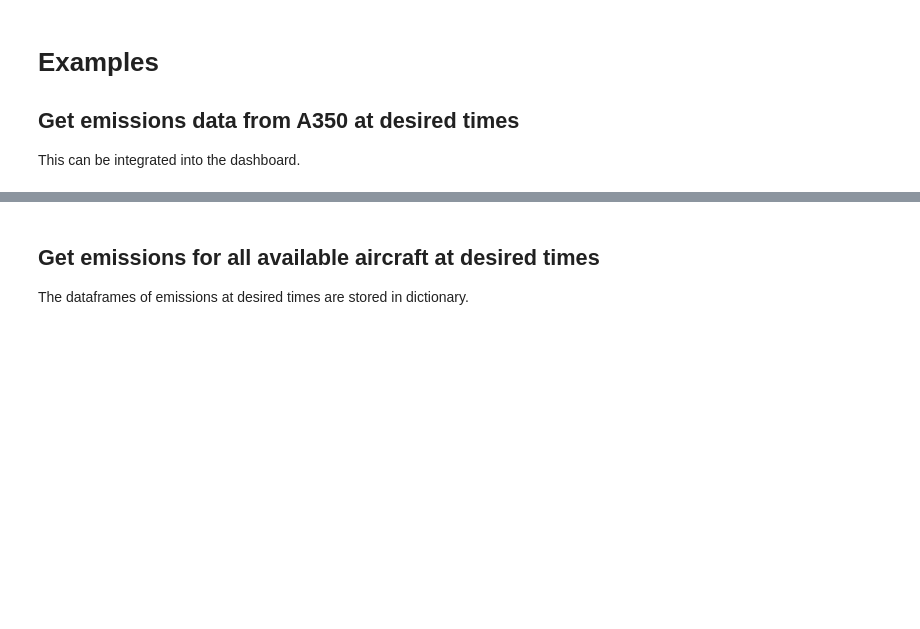
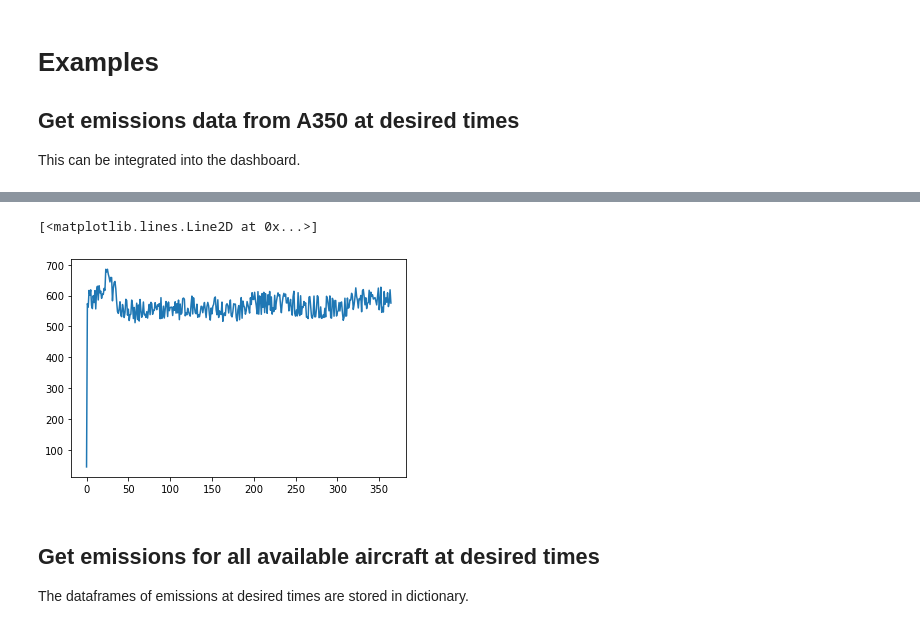
Before and after one commit to nikroeng/dash-manufacture-spc-dashboard, a Jupyter notebook: backend/BackendPrototype.ipynb, the cells around one changed output, grey strips where cells are left out. Saved outputs shown, nothing was run; the diff lists cells and outputs as text; code cells hidden in the pictures; blank space fills up the shorter version.

```diff
--- a/backend/BackendPrototype.ipynb
+++ b/backend/BackendPrototype.ipynb
@@ -227,0 +232,22 @@ output_emissions_at_times_df
+# %%
+def Create_Non_Comulative_Emissions(emissions_df):
+
+    input_df = emissions_df.copy(deep=True)
+
+    emissions_non_comulative_df = pd.DataFrame()
+
+    for column_name in emissions_df:
+        if(column_name not in ["Duration [s]", "Duration [hh:mm:ss]", "Distance [nm]", "Cruise flight level [100 ft]"]):
+            print(column_name)
+
+            column_name_lag = column_name + " Lag"
+
+            input_df[column_name_lag] = input_df[column_name].shift(1).fillna(0)
+            emissions_non_comulative_df[column_name] = input_df[column_name] - input_df[column_name_lag]
+
+            # Add a little randomness to make data look more realistic
+            for ind in emissions_non_comulative_df.index:
+                column_mean_int = int(emissions_non_comulative_df[column_name].mean())
+                emissions_non_comulative_df.loc[ind, column_name] = emissions_non_comulative_df.loc[ind, column_name] + 0.15*rd.randint(0, column_mean_int)
+
+    return emissions_non_comulative_df
@@ -227,0 +270,2 @@ output_emissions_at_times_df
+# %%
+emissions_non_comulative_df = Create_Non_Comulative_Emissions(output_emissions_at_times_df)
@@ -228,3 +283,8 @@ output_emissions_at_times_df
+# %%
+plt.plot(emissions_non_comulative_df.index, emissions_non_comulative_df["CO2 [kg]"])
+# %% [output]
+[<matplotlib.lines.Line2D at 0x...>]
+[figure, added]
 # %% [markdown]
 ## Get emissions for all available aircraft at desired times
 
```
Also changed, not shown: parts of 9 cells of this notebook.
